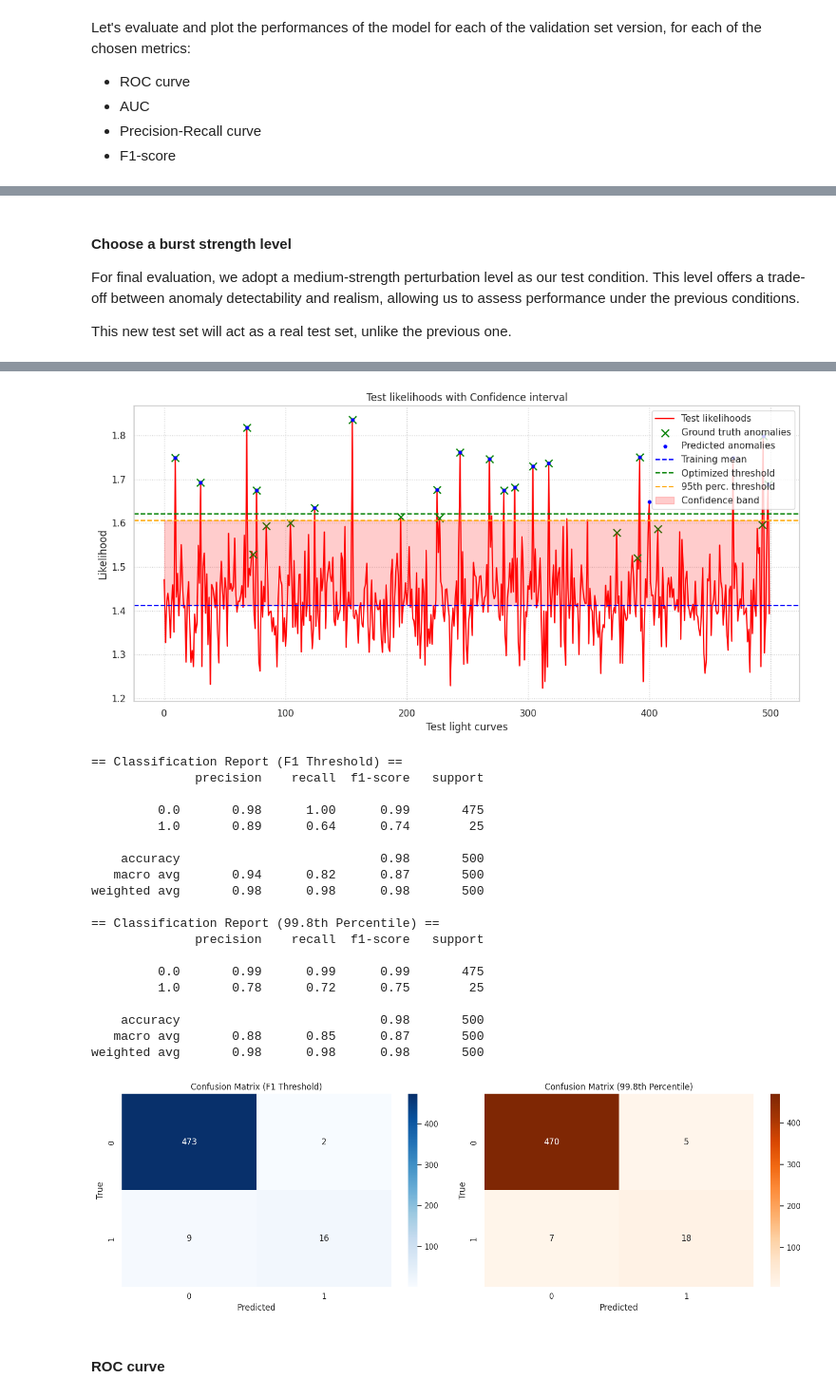
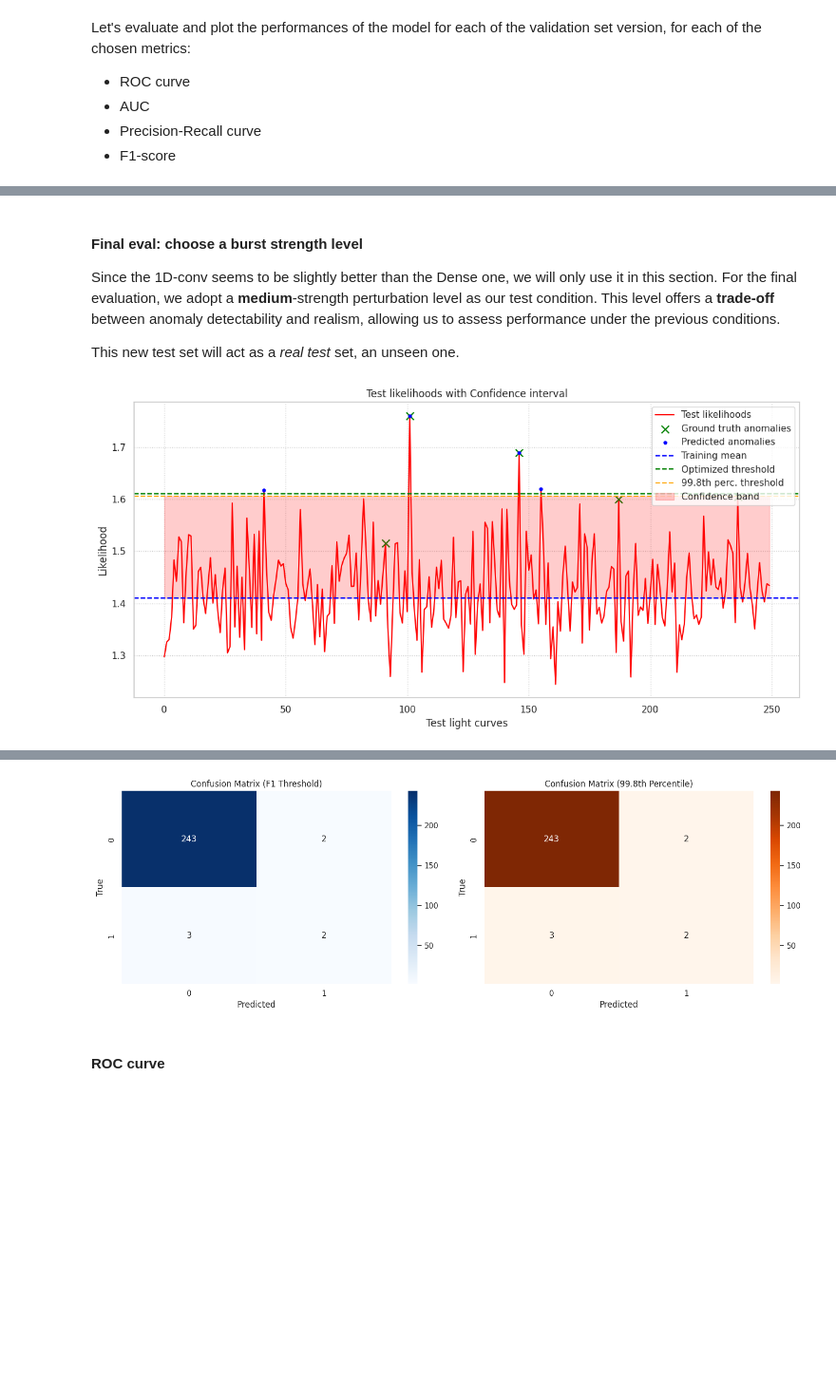
Before and after one commit to t-perniola/Denoising-Autoencoders-for-GRBs-detection, a Jupyter notebook: Denoising_Autoencoder_for_GRBs_detection.ipynb, the cells around one changed output, grey strips where cells are left out. Shown at 95% size. Saved outputs shown, nothing was run; the diff lists cells and outputs as text; code cells hidden in the pictures; blank space fills up the shorter version.

```diff
--- a/Denoising_Autoencoder_for_GRBs_detection.ipynb
+++ b/Denoising_Autoencoder_for_GRBs_detection.ipynb
@@ -130,8 +132,8 @@ We follow the pipeline below:
 3.   Perturbing them with exponential-decay bursts
 # %%
 # 1) Generate skew-normal datapoints
-val_data = generate_skewnorm_data(alpha_fit, mu_fit, sigma_fit, num_samples = num_samples // 2)
-test_data = generate_skewnorm_data(alpha_fit, mu_fit, sigma_fit, num_samples = num_samples // 2)
+val_data = generate_skewnorm_data(alpha_fit, mu_fit, sigma_fit, num_samples = num_samples // 3)
+test_data = generate_skewnorm_data(alpha_fit, mu_fit, sigma_fit, num_samples = num_samples // 3)
 
 # 2) Chunk data
 val_data, _ = reshape_data(val_data, chunk_size)
@@ -498,0 +482,10 @@ Since the 1D-conv autoencoder seems to be *slightly better* than the Dense one,
+# %%
+# Extract final training and validation losses
+mean_train_ll_dense = history.history['loss'][-1]
+mean_val_ll_dense = history.history['val_loss'][-1]
+mean_train_ll_conv = history_conv.history['loss'][-1]
+mean_val_ll_conv = history_conv.history['val_loss'][-1]
+
+# Print training and validation losses
+print(f"Training Loss     | Dense: {mean_train_ll_dense:.4f} | Conv: {mean_train_ll_conv:.4f}")
+print(f"Validation Loss   | Dense: {mean_val_ll_dense:.4f} | Conv: {mean_val_ll_conv:.4f}")
@@ -639,9 +635,11 @@ Very strong               1.7019
 ------------------------------------------------------------------
 # %% [markdown]
-#### Choose a burst strength level
-For final evaluation, we adopt a medium-strength perturbation level as our test condition. This level offers a trade-off between anomaly detectability and realism, allowing us to assess performance under the previous conditions.
+#### Final eval: choose a burst strength level
 
-This new test set will act as a real test set, unlike the previous one.
+Since the 1D-conv seems to be slightly better than the Dense one, we will only use it in this section.
+For the final evaluation, we adopt a **medium**-strength perturbation level as our test condition. This level offers a **trade-off** between anomaly detectability and realism, allowing us to assess performance under the previous conditions.
+
+This new test set will act as a *real test* set, an unseen one.
 # %%
 # Choose perturbation level
 strength_lvl = "Medium"
@@ -651,10 +652,16 @@ model = ae
-# %%
-threshold_perc = np.percentile(train_likelihoods, 99.8)
-final_test_anomaly_perc = 0.02
 # %%
 # Generate a new test set
-test_data = generate_skewnorm_data(alpha_fit, mu_fit, sigma_fit, num_samples//2)
+test_data = generate_skewnorm_data(alpha_fit, mu_fit, sigma_fit, num_samples//4)
 test_data, _ = reshape_data(test_data, chunk_size)
+
+# Update num_chunks_eval based on the new test data shape
+num_chunks_eval = test_data.shape[0]
+
+# Recalculate fixed_anomalies_idx using the updated num_chunks_eval
+fixed_anomalies_idx = np.random.choice(
+    num_chunks_eval, size=int(final_test_anomaly_perc * num_chunks_eval),
+    replace=False
+)
 
 # Perturbing
 amplitudes = burst_strengths[strength_lvl]
@@ -695,12 +702,12 @@ cm_perc = confusion_matrix(y_true, y_pred_perc)
 # Print anomalous indices
 anomalous_indices_f1 = np.where(y_scores > best_threshold)[0]
 anomalous_indices_perc = np.where(y_scores > threshold_perc)[0]
-print(f"Ground truth anomalies: {np.sort(test_anomaly_indices)}")
-print(f"Detected (best F1): {np.sort(anomalous_indices_f1)}")
-print(f"Detected (99.8th percentile): {np.sort(anomalous_indices_perc)}")
+#print(f"Ground truth anomalies: {np.sort(test_anomaly_indices)}")
+#print(f"Detected (best F1): {np.sort(anomalous_indices_f1)}")
+#print(f"Detected (99.8th percentile): {np.sort(anomalous_indices_perc)}")
 
 # Plot likelihoods
-plot_lls_anomalies(likelihoods, mean_train_ll, test_anomaly_indices,
+plot_lls_anomalies(likelihoods, mean_train_ll_conv, test_anomaly_indices,
                    anomalous_indices_f1, best_threshold, threshold_perc)
 
 # Print classification reports
@@ -724,3 +731,4 @@ axs[1].set_ylabel("True")
 plt.tight_layout()
 plt.show()
 # %% [output]
+[figure, new version]
@@ -732,24 +754,4 @@ Detected (99.8th percentile): [  9  30  68  76 124 155 195 225 227 244 268 270 2
-[figure, old version]
-== Classification Report (F1 Threshold) ==
-              precision    recall  f1-score   support
-
-         0.0       0.98      1.00      0.99       475
-         1.0       0.89      0.64      0.74        25
-
-    accuracy                           0.98       500
-   macro avg       0.94      0.82      0.87       500
-weighted avg       0.98      0.98      0.98       500
-
-== Classification Report (99.8th Percentile) ==
-              precision    recall  f1-score   support
-
-         0.0       0.99      0.99      0.99       475
-         1.0       0.78      0.72      0.75        25
-
-    accuracy                           0.98       500
-   macro avg       0.88      0.85      0.87       500
-weighted avg       0.98      0.98      0.98       500
-[figure, old version]
+[figure, new version]
 # %% [markdown]
 #### ROC curve
 # %%
```
Also changed, not shown: parts of 30 cells of this notebook.
